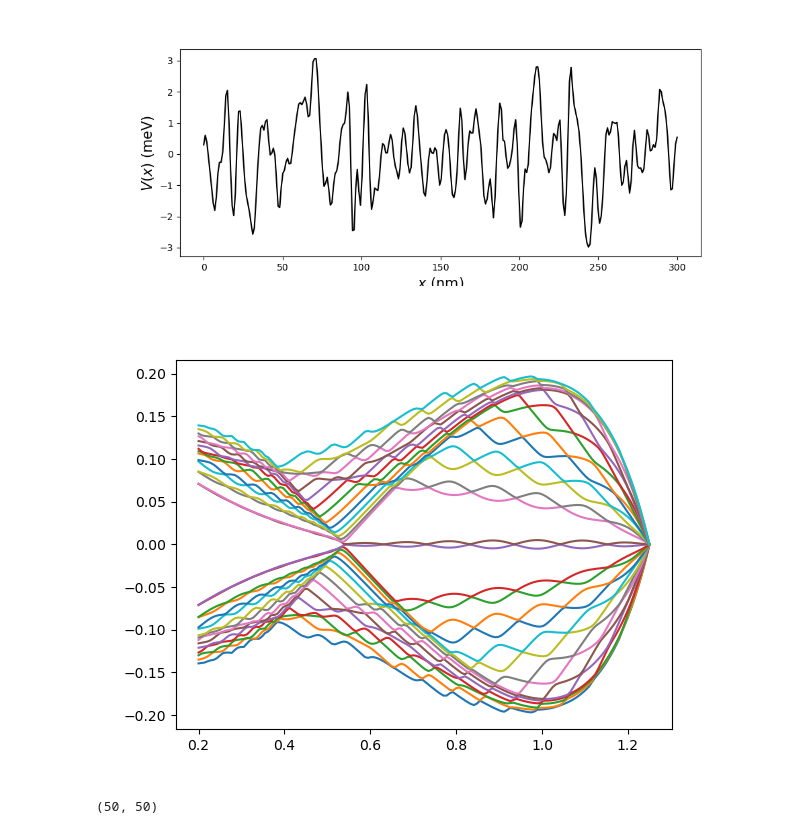
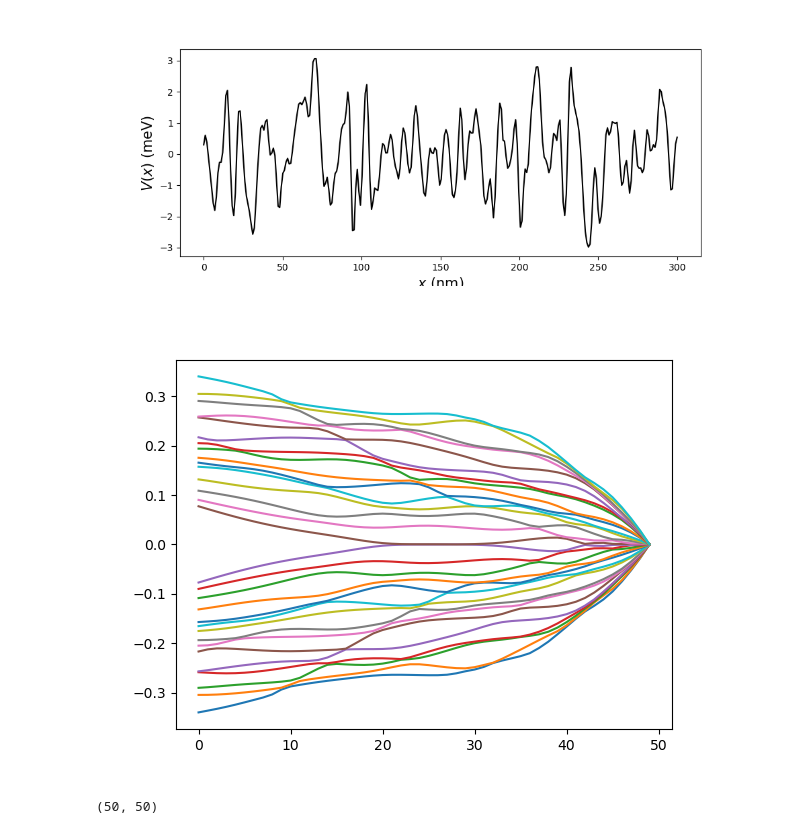
Before and after one commit to binayyakbhroy/Impedance_Simulations, a Jupyter notebook: Impedance_result_generation.ipynb, the cells around one changed output. Cells and saved outputs as stored; diff of their text form; code cells hidden in the pictures.

```diff
--- a/Impedance_result_generation.ipynb
+++ b/Impedance_result_generation.ipynb
@@ -65,7 +67,7 @@ V_QD_high_loc = 2.92
 V_QD_points_loc = 50
 phi_low_loc = 0.0
 phi_high_loc = 2.0*np.pi
-phi_points_loc = 250
+phi_points_loc = 500
 gam_low_loc = 0.2
 gam_high_loc = 1.25
 gam_points_loc = 50
@@ -95,20 +97,21 @@ gam_range_loc = np.linspace(gam_low_loc, gam_high_loc, gam_points_loc)
 vqd_range_loc = np.linspace(V_QD_low_loc, V_QD_high_loc, V_QD_points_loc)
 tunnel_strength_range = np.linspace(0.001, 0.5, V_QD_points_loc)
 # %%
-#Energy_spectra = Energy_spectrum(mu=mu_loc, params=params, No_QD=True)#np.zeros((50,gam_points_loc))##
+Energy_spectra = Energy_spectrum(mu=mu_loc, params=params, No_QD=True)#np.zeros((50,gam_points_loc))##
 #pfaf_1d = np.zeros(gam_points_loc)
 #for idx in tqdm(range(gam_points_loc)):
 #    pfaf_1d[idx] = pfaffian_calculation(mu=mu_loc, Ez=gam_range_loc[idx], No_QD=No_QD_loc, params=params)
 #mf_wf1, mf_wf2, _, _, _ = wavefunc(mu=mu_loc, Ez=Ez_loc, phi0=0.0, No_QD=No_QD_loc, params=params)
-C_vs_phi_even, C_vs_phi_odd = Capacitance_vs_phi(mu=mu_loc, Ez=Ez_loc, params=params, number_of_states=40)#np.zeros(phi_points_loc), np.zeros(phi_points_loc)#
-L_vs_phi_even_P, L_vs_phi_even_D, L_vs_phi_odd_P, L_vs_phi_odd_D = inductance_vs_phi(mu=mu_loc, Ez=Ez_loc, params=params, number_of_states=40)#np.zeros(phi_points_loc), np.zeros(phi_points_loc)#
-#E_vs_phi, _, _ = Energy_spectrum_phi(mu=mu_loc, Ez=Ez_loc, params=params, No_QD=No_QD_loc)
+#C_vs_phi_even, C_vs_phi_odd = Capacitance_vs_phi(mu=mu_loc, Ez=Ez_loc, params=params, number_of_states=40)#np.zeros(phi_points_loc), np.zeros(phi_points_loc)#
+#L_vs_phi_even_P, L_vs_phi_even_D, L_vs_phi_odd_P, L_vs_phi_odd_D = inductance_vs_phi(mu=mu_loc, Ez=Ez_loc, params=params, number_of_states=40)#np.zeros(phi_points_loc), np.zeros(phi_points_loc)#
+E_vs_phi, _, _ = Energy_spectrum_phi(mu=mu_loc, Ez=Ez_loc, params=params, No_QD=No_QD_loc)
+E_vs_vqd, _, _ = Energy_spectrum_v_VQD(mu=mu_loc, Ez=Ez_loc, phi=0.0, params=params)
 # %%
 fig, ax_es = plt.subplots()
-ax_es.plot(gam_range_loc ,Energy_spectra)
+ax_es.plot(Energy_spectra)
 plt.show()
 # %% [output]
-[figure, old version]
+[figure, new version]
 # %%
 delta_E_vqd_signed, delta_E_phi_signed = [] ,[]
 for i in tqdm(range(V_QD_points_loc)):
```
Also changed, not shown: parts of 4 cells of this notebook, 2 other files.
